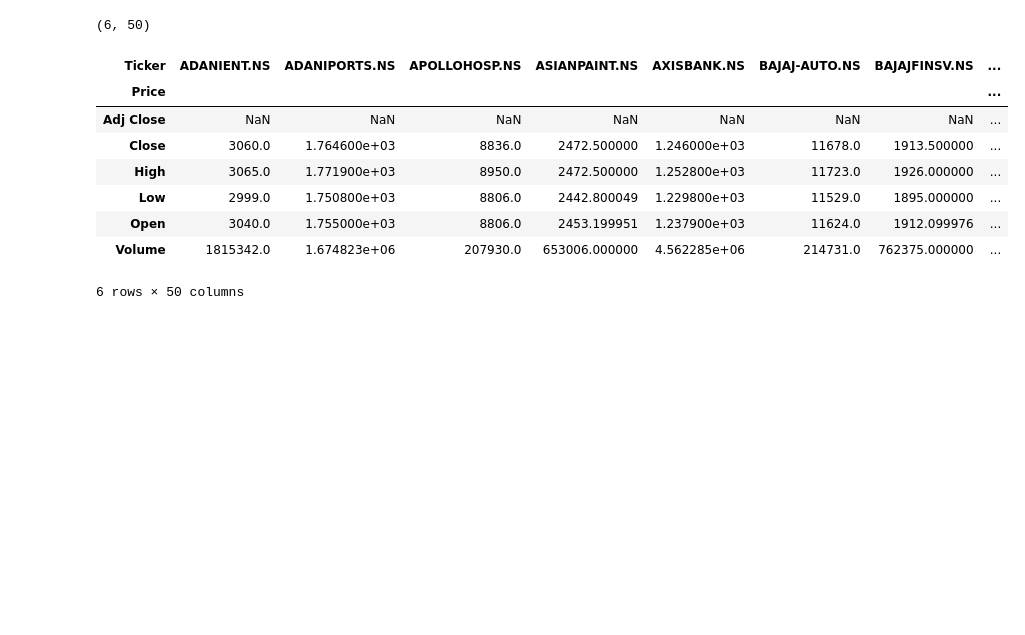
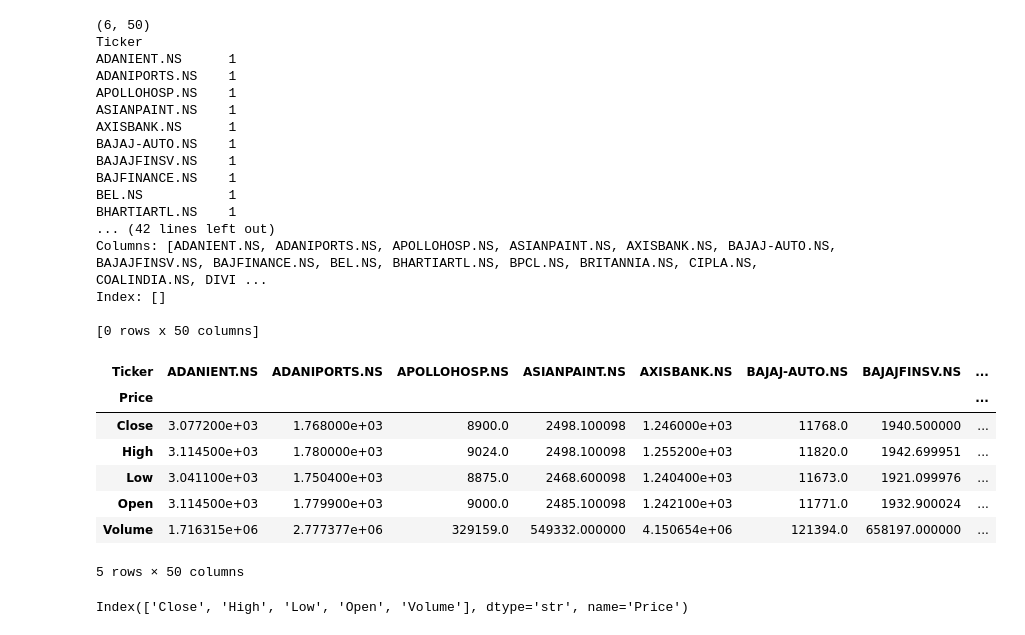
Before and after one commit to abhinavjain2937/GNN-stock-classification-project, a Jupyter notebook: notebooks/data.ipynb, the cells around one changed output. Saved outputs shown, nothing was run; the diff lists cells and outputs as text; code cells hidden in the pictures; blank space fills up the shorter version.

Commit message:
data extraction complete

```diff
--- a/notebooks/data.ipynb
+++ b/notebooks/data.ipynb
@@ -136,17 +132,41 @@ Date
 # %%
 
-date_df = raw_data.loc["2026-09-11"].unstack(level='Ticker')
+date_df = raw_data.loc["2026-09-10"].unstack(level='Ticker')
 print(date_df.shape)
 
 date_df
+print(date_df.isna().sum())
+print(date_df.dropna(axis=0))
+
+date_df=date_df.drop('Adj Close')
+date_df
 # %% [output]
 (6, 50)
+Ticker
+ADANIENT.NS      1
+ADANIPORTS.NS    1
+APOLLOHOSP.NS    1
+ASIANPAINT.NS    1
+AXISBANK.NS      1
+BAJAJ-AUTO.NS    1
+BAJAJFINSV.NS    1
+BAJFINANCE.NS    1
+BEL.NS           1
+BHARTIARTL.NS    1
+... (42 lines left out)
+Columns: [ADANIENT.NS, ADANIPORTS.NS, APOLLOHOSP.NS, ASIANPAINT.NS, AXISBANK.NS, BAJAJ-AUTO.NS, BAJAJFINSV.NS, BAJFINANCE.NS, BEL.NS, BHARTIARTL.NS, BPCL.NS, BRITANNIA.NS, CIPLA.NS, COALINDIA.NS, DIVI ...
+Index: []
+
+[0 rows x 50 columns]
 | Ticker | ADANIENT.NS | ADANIPORTS.NS | APOLLOHOSP.NS | ASIANPAINT.NS | AXISBANK.NS | BAJAJ-AUTO.NS | BAJAJFINSV.NS | ... |
 | Price |  |  |  |  |  |  |  | ... |
-| Adj Close | NaN | NaN | NaN | NaN | NaN | NaN | NaN | ... |
-| Close | 3060.0 | 1.764600e+03 | 8836.0 | 2472.500000 | 1.246000e+03 | 11678.0 | 1913.500000 | ... |
-| High | 3065.0 | 1.771900e+03 | 8950.0 | 2472.500000 | 1.252800e+03 | 11723.0 | 1926.000000 | ... |
-| Low | 2999.0 | 1.750800e+03 | 8806.0 | 2442.800049 | 1.229800e+03 | 11529.0 | 1895.000000 | ... |
-| Open | 3040.0 | 1.755000e+03 | 8806.0 | 2453.199951 | 1.237900e+03 | 11624.0 | 1912.099976 | ... |
-| Volume | 1815342.0 | 1.674823e+06 | 207930.0 | 653006.000000 | 4.562285e+06 | 214731.0 | 762375.000000 | ... |
+| Close | 3.077200e+03 | 1.768000e+03 | 8900.0 | 2498.100098 | 1.246000e+03 | 11768.0 | 1940.500000 | ... |
+| High | 3.114500e+03 | 1.780000e+03 | 9024.0 | 2498.100098 | 1.255200e+03 | 11820.0 | 1942.699951 | ... |
+| Low | 3.041100e+03 | 1.750400e+03 | 8875.0 | 2468.600098 | 1.240400e+03 | 11673.0 | 1921.099976 | ... |
+| Open | 3.114500e+03 | 1.779900e+03 | 9000.0 | 2485.100098 | 1.242100e+03 | 11771.0 | 1932.900024 | ... |
+| Volume | 1.716315e+06 | 2.777377e+06 | 329159.0 | 549332.000000 | 4.150654e+06 | 121394.0 | 658197.000000 | ... |
-6 rows × 50 columns
+5 rows × 50 columns
+# %%
+date_df.index
+# %% [output]
+Index(['Close', 'High', 'Low', 'Open', 'Volume'], dtype='str', name='Price')
```
Also changed, not shown: parts of 13 cells of this notebook, 1 other file.
